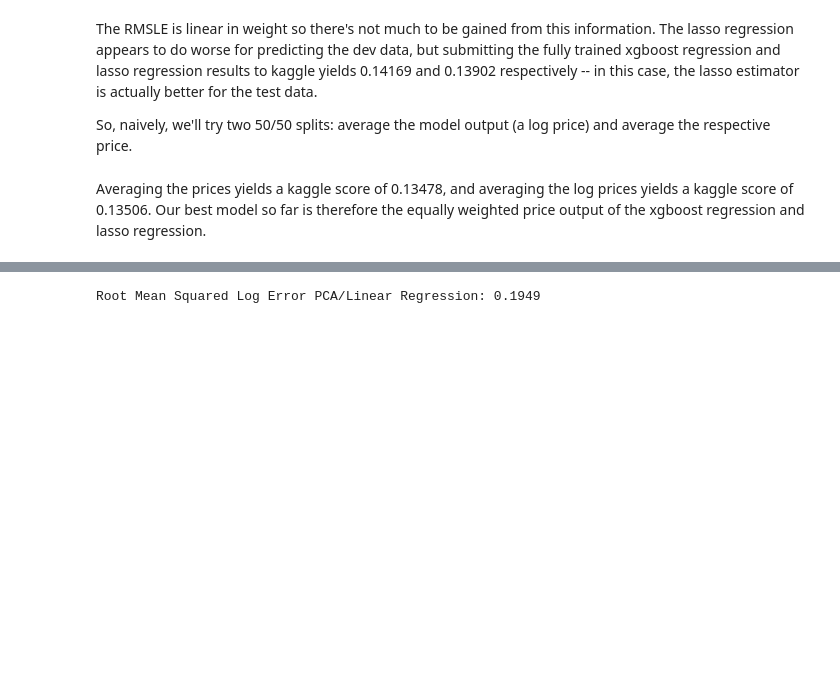
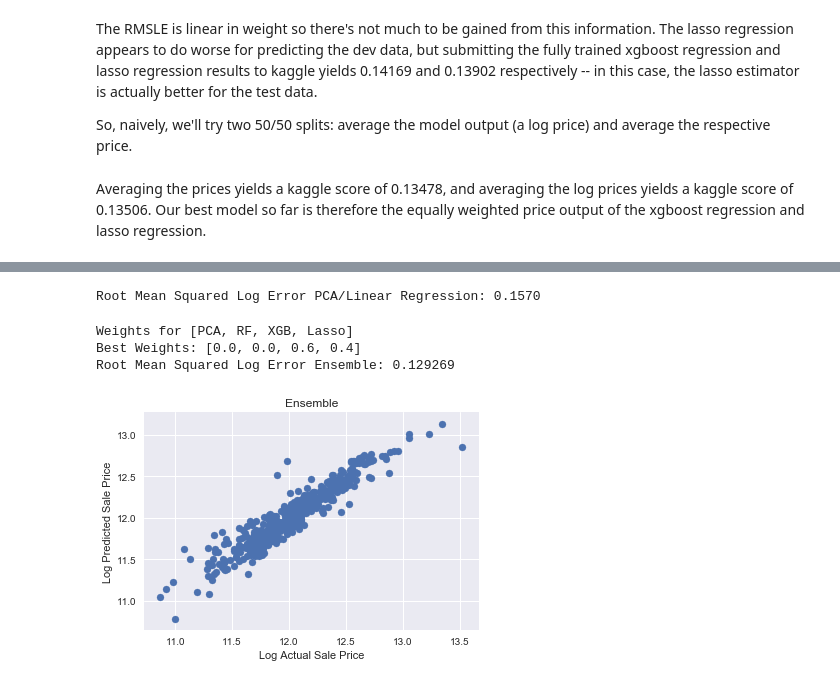
Before and after one commit to miwamoto/kaggle_housing, a Jupyter notebook: W207_Final.ipynb, the cells around one changed output, grey strips where cells are left out. Saved outputs shown, nothing was run; the diff lists cells and outputs as text; code cells hidden in the pictures; blank space fills up the shorter version.

Commit message:
adding ensemble

```diff
--- a/W207_Final.ipynb
+++ b/W207_Final.ipynb
@@ -123,7 +123,7 @@ rf = RandomForestRegressor(max_depth=3, n_estimators=1000)
 rf.fit(train_X,train_y)
 
 features = np.where(rf.feature_importances_!=0)[0]
-for i in features:
+for i in features[:15]:
     print list(train_X)[i]
 
 print len(features)
@@ -774,10 +765,55 @@ k =   5: 1.000
 # %%
-pca_4 = PCA(n_components=4)
-pca_4.fit(train_X_xgb)
+pca_13 = PCA(n_components=13)
+pca_13.fit(train_X_xgb)
 pca_lr = linear_model.LinearRegression()
-pca_lr.fit(pca.transform(train_X_xgb), train_y_xgb)
+pca_lr.fit(pca_13.transform(train_X_xgb), train_y_xgb)
 
 print("Root Mean Squared Log Error PCA/Linear Regression: {:,.4f}"
-      .format(mean_squared_error(np.log(dev_y), pca_lr.predict(pca.transform(dev_X_xgb))) ** 0.5))
+      .format(mean_squared_error(np.log(dev_y), pca_lr.predict(pca_13.transform(dev_X_xgb))) ** 0.5))
 # %% [output]
-Root Mean Squared Log Error PCA/Linear Regression: 0.1949
+Root Mean Squared Log Error PCA/Linear Regression: 0.1570
+# %%
+def ensemble(predictions, weights):
+    if len(predictions)!=len(weights):
+        print "Number of estimators does not match number of weights"
+    elif np.sum(weights)!=1:
+        print "Weights must add up to 1"
+    else:
+        final_pred=np.average(predictions, axis=0, weights=weights)
+        return final_pred
+
+pca_pred = pca_lr.predict(pca_13.transform(dev_X_xgb))
+rf_LR_pred = rf_LR.predict(dev_X_sel)
+xgb_optim_pred = xgb_optim.predict(dev_X_xgb)
+lasso_pred = lasso_optim.predict(dev_X_xgb)
+
+predictions=[pca_pred, rf_LR_pred, xgb_optim_pred, lasso_pred]
+a, b, c, d = [x/20. for x in range(21)],[x/20. for x in range(21)],[x/20. for x in range(21)],[x/20. for x in range(21)]
+best_wts = [0,0,0,1]
+best_rmse = mean_squared_error(np.log(dev_y), ensemble(predictions, best_wts)) ** 0.5
+for i in a:
+    for j in b:
+        for k in c:
+            for l in d:
+                if i+j+k+l==1:
+                    wts = [i,j,k,l]
+                    rmse = mean_squared_error(np.log(dev_y), ensemble(predictions, wts)) ** 0.5
+                    if rmse < best_rmse:
+                        best_rmse=rmse
+                        best_wts = wts
+                        #print wts, "Root Mean Squared Log Error Ensemble: {:,.6f}".format(rmse)
+print "Weights for [PCA, RF, XGB, Lasso]"
+print "Best Weights:", best_wts
+print "Root Mean Squared Log Error Ensemble: {:,.6f}".format(best_rmse)
+
+
+plt.scatter(np.log(dev_y), ensemble(predictions, best_wts))
+plt.title("Ensemble")
+plt.xlabel("Log Actual Sale Price")
+plt.ylabel("Log Predicted Sale Price")
+plt.show()
+# %% [output]
+Weights for [PCA, RF, XGB, Lasso]
+Best Weights: [0.0, 0.0, 0.6, 0.4]
+Root Mean Squared Log Error Ensemble: 0.129269
+[figure, added]
```
Also changed, not shown: parts of 13 cells of this notebook, 1 other file.
